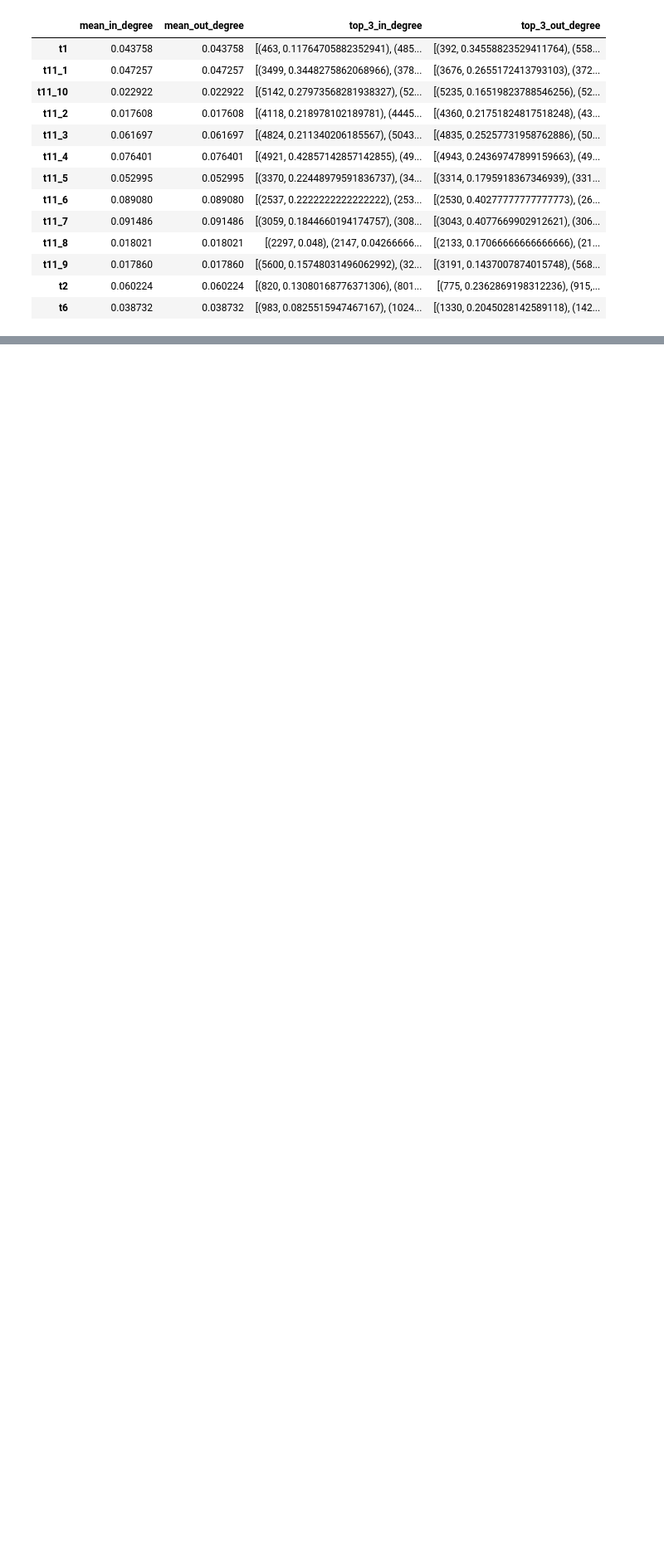
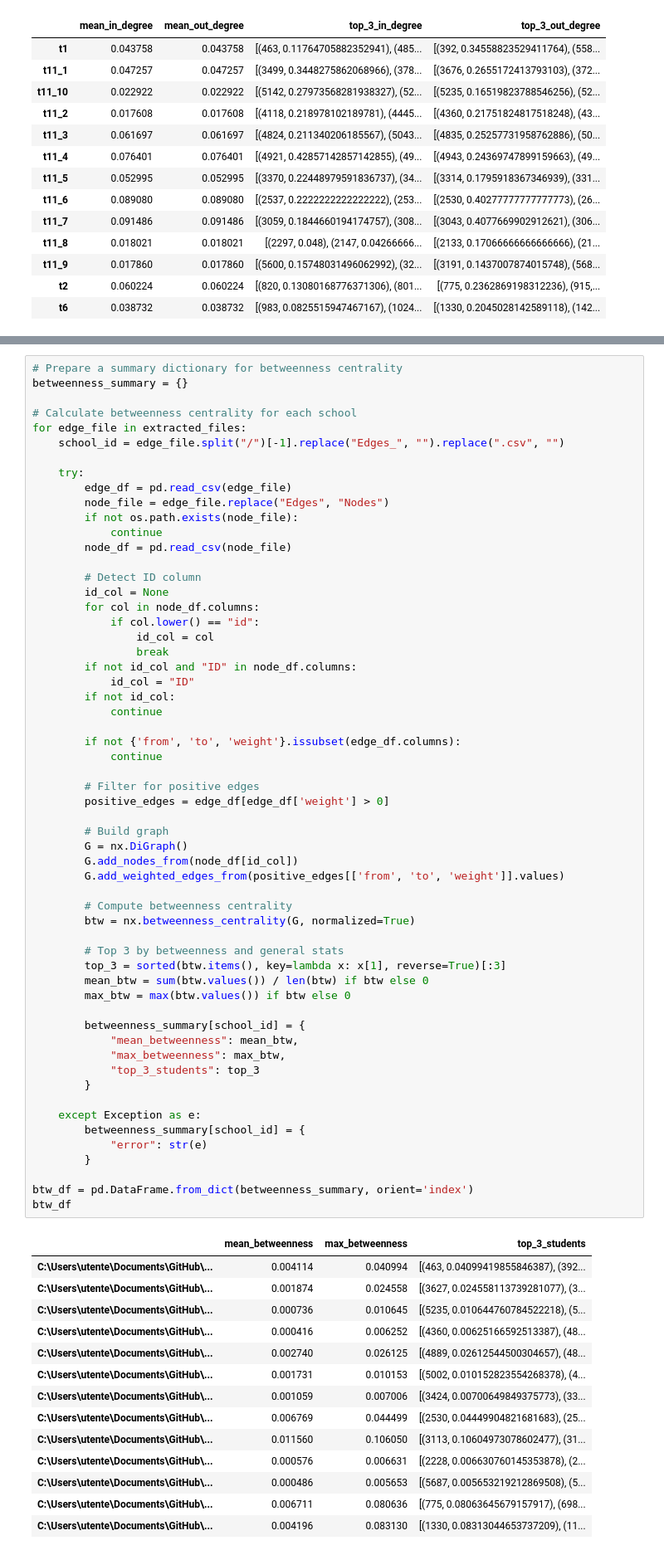
Before and after one commit to asalazar18s/SNA_25, a Jupyter notebook: metrics_IB.ipynb, the cells around one changed output, grey strips where cells are left out. Shown at 83% size. Drawn from its saved outputs; the diff is of its cells as text; blank space fills up the shorter version.

```diff
--- a/metrics_IB.ipynb
+++ b/metrics_IB.ipynb
@@ -157,0 +266,73 @@ in_out_df
+# %%
+# Prepare a summary dictionary for betweenness centrality
+betweenness_summary = {}
+
+# Calculate betweenness centrality for each school
+for edge_file in extracted_files:
+    school_id = edge_file.split("/")[-1].replace("Edges_", "").replace(".csv", "")
+
+    try:
+        edge_df = pd.read_csv(edge_file)
+        node_file = edge_file.replace("Edges", "Nodes")
+        if not os.path.exists(node_file):
+            continue
+        node_df = pd.read_csv(node_file)
+
+        # Detect ID column
+        id_col = None
+        for col in node_df.columns:
+            if col.lower() == "id":
+                id_col = col
+                break
+        if not id_col and "ID" in node_df.columns:
+            id_col = "ID"
+        if not id_col:
+            continue
+
+        if not {'from', 'to', 'weight'}.issubset(edge_df.columns):
+            continue
+
+        # Filter for positive edges
+        positive_edges = edge_df[edge_df['weight'] > 0]
+
+        # Build graph
+        G = nx.DiGraph()
+        G.add_nodes_from(node_df[id_col])
+        G.add_weighted_edges_from(positive_edges[['from', 'to', 'weight']].values)
+
+        # Compute betweenness centrality
+        btw = nx.betweenness_centrality(G, normalized=True)
+
+        # Top 3 by betweenness and general stats
+        top_3 = sorted(btw.items(), key=lambda x: x[1], reverse=True)[:3]
+        mean_btw = sum(btw.values()) / len(btw) if btw else 0
+        max_btw = max(btw.values()) if btw else 0
+
+        betweenness_summary[school_id] = {
+            "mean_betweenness": mean_btw,
+            "max_betweenness": max_btw,
+            "top_3_students": top_3
+        }
+
+    except Exception as e:
+        betweenness_summary[school_id] = {
+            "error": str(e)
+        }
+
+btw_df = pd.DataFrame.from_dict(betweenness_summary, orient='index')
+btw_df
+# %% [output]
+|  | mean_betweenness | max_betweenness | top_3_students |
+| C:\Users\utente\Documents\GitHub\... | 0.004114 | 0.040994 | [(463, 0.04099419855846387), (392... |
+| C:\Users\utente\Documents\GitHub\... | 0.001874 | 0.024558 | [(3627, 0.024558113739281077), (3... |
+| C:\Users\utente\Documents\GitHub\... | 0.000736 | 0.010645 | [(5235, 0.010644760784522218), (5... |
+| C:\Users\utente\Documents\GitHub\... | 0.000416 | 0.006252 | [(4360, 0.00625166592513387), (48... |
+| C:\Users\utente\Documents\GitHub\... | 0.002740 | 0.026125 | [(4889, 0.02612544500304657), (48... |
+| C:\Users\utente\Documents\GitHub\... | 0.001731 | 0.010153 | [(5002, 0.010152823554268378), (4... |
+| C:\Users\utente\Documents\GitHub\... | 0.001059 | 0.007006 | [(3424, 0.00700649849375773), (33... |
+| C:\Users\utente\Documents\GitHub\... | 0.006769 | 0.044499 | [(2530, 0.04449904821681683), (25... |
+| C:\Users\utente\Documents\GitHub\... | 0.011560 | 0.106050 | [(3113, 0.10604973078602477), (31... |
+| C:\Users\utente\Documents\GitHub\... | 0.000576 | 0.006631 | [(2228, 0.006630760145353878), (2... |
+| C:\Users\utente\Documents\GitHub\... | 0.000486 | 0.005653 | [(5687, 0.005653219212869508), (5... |
+| C:\Users\utente\Documents\GitHub\... | 0.006711 | 0.080636 | [(775, 0.08063645679157917), (698... |
+| C:\Users\utente\Documents\GitHub\... | 0.004196 | 0.083130 | [(1330, 0.08313044653737209), (11... |
```
Also changed, not shown: parts of 10 cells of this notebook.
